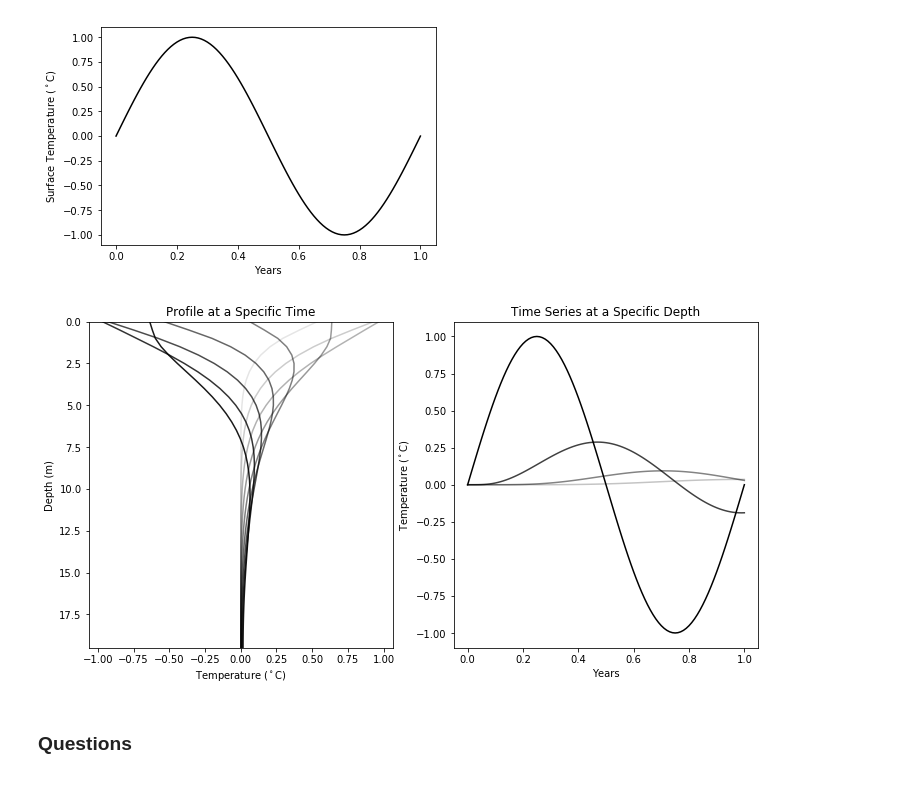
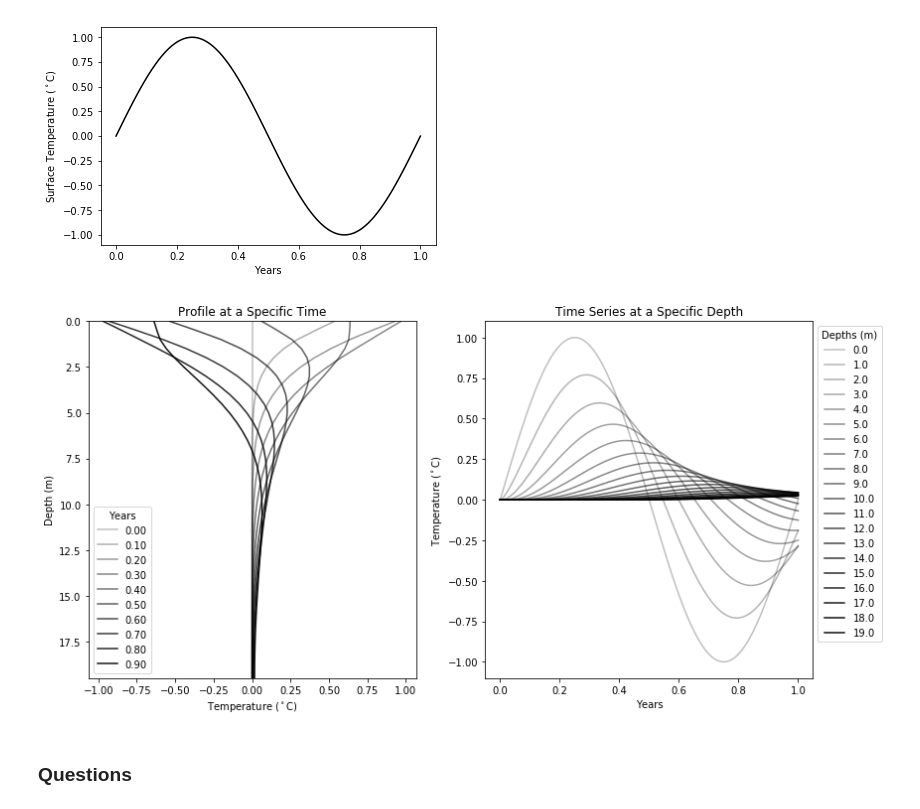
Before and after one commit to benhills/HeatTransfer_Teaching, a Jupyter notebook: HeatTransfer_ESS431.ipynb, the cells around one changed output. Cells and saved outputs as stored; diff of their text form; code cells hidden in the pictures.

```diff
--- a/HeatTransfer_ESS431.ipynb
+++ b/HeatTransfer_ESS431.ipynb
@@ -71,15 +91,21 @@ def harmonicSurface(T0,Ta,t,z,omega,alpha=alpha):
 # %% [markdown]
 Same as before, we want to play around with this model to get a feel for how it works. I will give you some initial values to try out, and a plotting script, but try different numbers to get a feel for the behavior.
 # %%
+### Please Change! ###
+
 # Set up the problem with these constants
 T0 = 0.                       # mean temperature
 Ta = 1.                       # amplitude of temperature variations
-ts = np.linspace(0,1,12)      # time in years (12 so that we plot one profile for each month)
-zs = np.arange(0,20,0.1)      # a set of distances in meters
-omega = 1.                    # period of oscillation in years
+ts = np.linspace(0,1,13)      # time in years (13 so that we plot one profile for each month and an extra for '0')
+zs = np.arange(0,21,1)        # a set of distances in meters
+omega = 1.                    # frequency of oscillation (cycles per yr)
+
+#########################################################################################
+
+### Don't Change ###
 
 # First we should plot our surface boundary condition
-plt.plot(ts/spy,T0+Ta*np.sin(2.*np.pi*omega*ts),'k');
+plt.plot(ts,T0+Ta*np.sin(2.*np.pi*omega*ts),'k');
 plt.ylabel('Surface Temperature ($^\circ$C)')
 plt.xlabel('Years');
 # %% [output]
@@ -87,11 +112,0 @@ plt.xlabel('Years');
-# %%
-# Run and plot for all the times
-for t in ts:
-    # Run the function
-    T = harmonicSurface(T0,Ta,t,zs,omega)
-    # Plot
-    plt.plot(T,zs,'k',alpha=(t/max(ts)))
-
-plt.ylim(max(zs),min(zs))
-plt.ylabel('Depth (m)');
-plt.xlabel('Temperature ($^\circ$C)');
@@ -215,7 +257,9 @@ plt.xlabel('Years');
 # %% [output]
 [figure]
 # %%
-### Run the model and plot
+### Don't Change ###
+
+# Run the model and plot
 
 # These terms can be adjusted if you get used to the model, but for now leave them alone.
 # If you do come back to them, try changing both at the same time
@@ -223,39 +267,41 @@ u = 0.             # advection (m/yr)
 BC_bottom = 0.0     # bottom boundary condition (W/m2)
 
 Ts = forwardModel(zs,ts,dt,u,Tsurface,BC_bottom)
 
 plt.figure(figsize=(12,6))
 ax1 = plt.subplot(121)
 # Plot for selected times
 t_interval=10
-maxt = 1
-for i in range((len(ts)//maxt)//t_interval):
+for i in range((len(ts))//t_interval):
     idx = i*t_interval
     t = ts[idx]
     T = Ts[idx]
     # Plot
-    plt.plot(T,zs,'k',alpha=(t*maxt/max(ts)))
+    plt.plot(T,zs,'k',alpha=0.25+0.75*(t*maxt/max(ts)),label='%.2f'%t)
 
+plt.legend(title='Years')
 plt.ylabel('Depth (m)');
 plt.xlabel('Temperature ($^\circ$C)');
 plt.ylim(max(zs),min(zs));
 plt.title('Profile at a Specific Time')
 
 ax2 = plt.subplot(122)
 # Plot for selected depths
-z_interval=10
+z_interval=2
 for i in range(len(zs)//z_interval):
     idx = i*z_interval
     z = zs[idx]
     T = Ts[1:,idx]
     # Plot
-    plt.plot(ts,T,'k',alpha=((max(zs)-z)/max(zs)))
+    plt.plot(ts,T,'k',alpha=0.25+0.75*(z)/max(zs),label='%.1f'%z)
 
+plt.legend(title='Depths (m)',bbox_to_anchor=(1, 1))
 plt.ylabel('Temperature ($^\circ$C)');
 plt.xlabel('Years');
 plt.title('Time Series at a Specific Depth');
+plt.tight_layout()
 # %% [output]
-[figure, old version]
+[figure, new version]
 # %% [markdown]
 ### Questions
 # %% [markdown]
```
Also changed, not shown: parts of 14 cells of this notebook.
